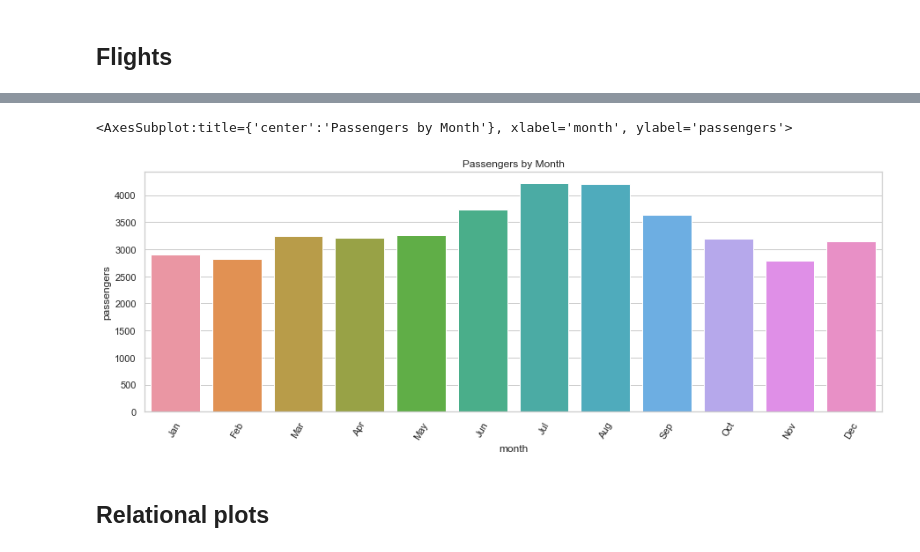
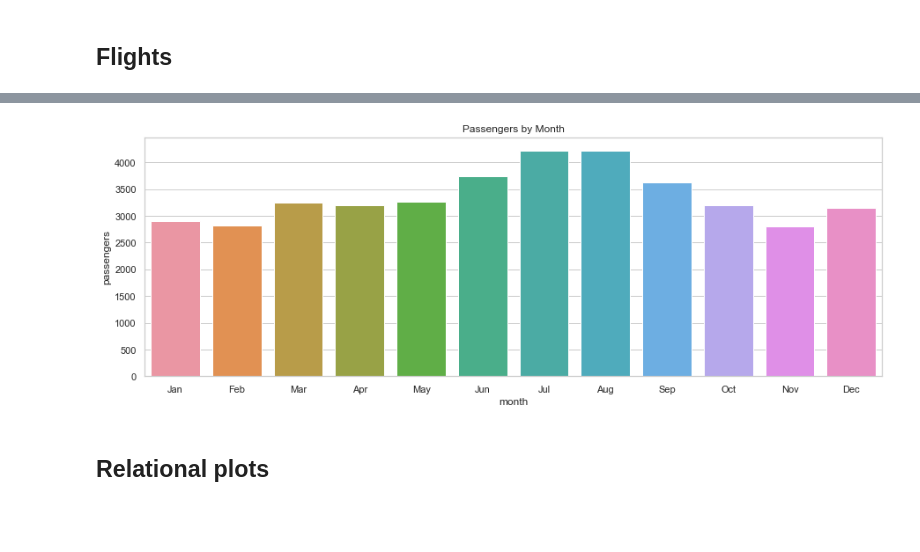
Before and after one commit to srikanthpragada/DS_04_FEB_2021, a Jupyter notebook: plots/seaborn_demo.ipynb, the cells around one changed output, grey strips where cells are left out. Cells and saved outputs as stored; diff of their text form; code cells hidden in the pictures; blank space fills up the shorter version.

```diff
--- a/plots/seaborn_demo.ipynb
+++ b/plots/seaborn_demo.ipynb
@@ -151,12 +148,11 @@ December     3142
 Name: passengers, dtype: int64
 # %%
 plt.figure(figsize=(15,5))
-plt.xticks(rotation=60)
+#plt.xticks(rotation=60)
 plt.title('Passengers by Month')
-sns.barplot(x="month",y="passengers",data=flights,ci=False,estimator=np.sum)
+ax = sns.barplot(x="month",y="passengers",data=flights,ci=False,estimator=np.sum)
 # %% [output]
-<AxesSubplot:title={'center':'Passengers by Month'}, xlabel='month', ylabel='passengers'>
-[figure, old version]
+[figure, new version]
 # %% [markdown]
 ## Relational plots
 # %% [markdown]
```
Also changed, not shown: parts of 8 cells of this notebook.
